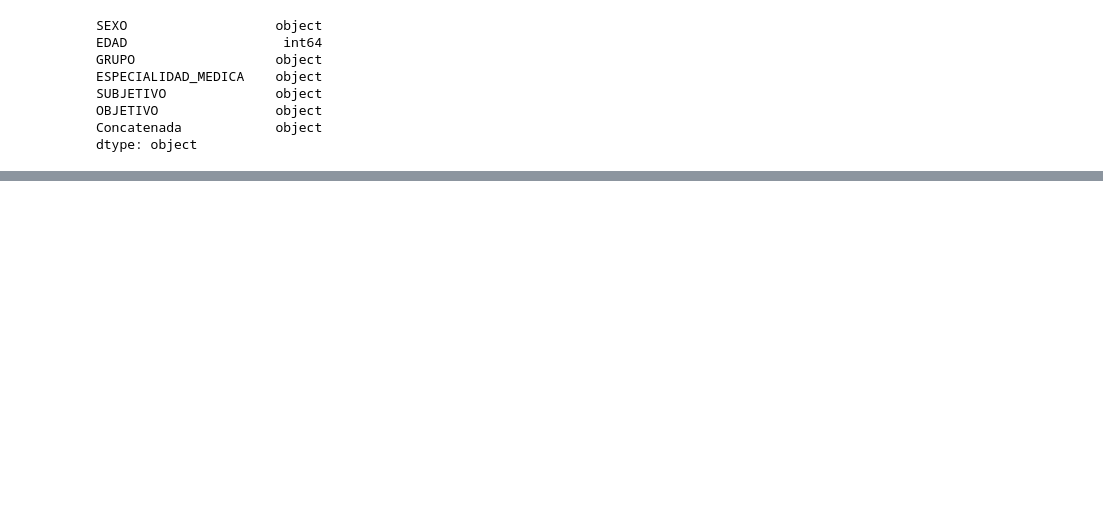
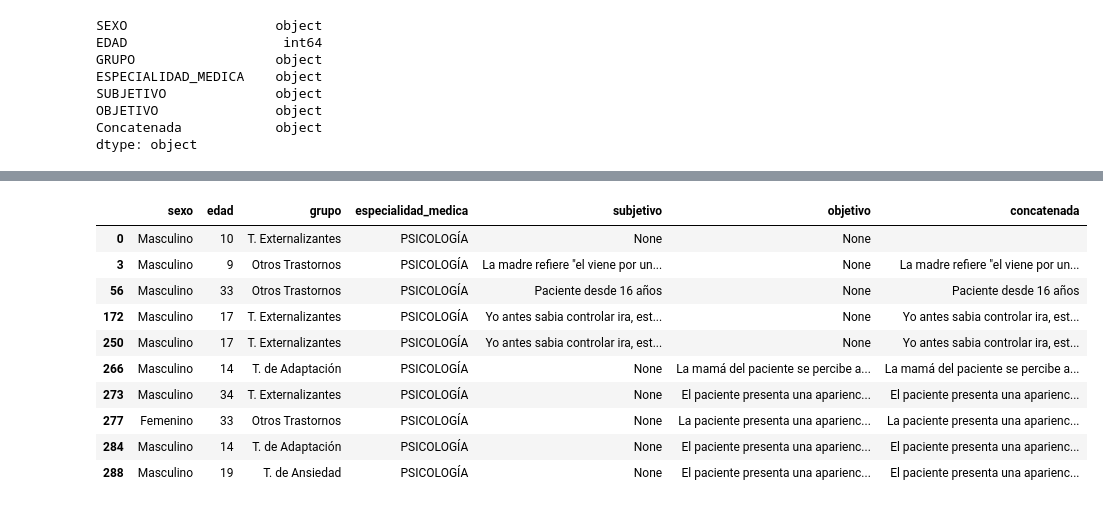
Before and after one commit to Isaias951017/MLOps-Trabajo_Final, a Jupyter notebook: notebooks/eda.ipynb, the cells around one changed output, grey strips where cells are left out. Drawn from its saved outputs; the diff is of its cells as text; code cells hidden in the pictures; blank space fills up the shorter version.

```diff
--- a/notebooks/eda.ipynb
+++ b/notebooks/eda.ipynb
@@ -51,0 +138,15 @@ dtype: object
+# %%
+# Filtramos las filas con valores nulos
+historias_clinicas[historias_clinicas.isnull().any(axis=1)].head(10) # Filas con valores nulos en cualquier columna
+# %% [output]
+|  | sexo | edad | grupo | especialidad_medica | subjetivo | objetivo | concatenada |
+| 0 | Masculino | 10 | T. Externalizantes | PSICOLOGÍA | None | None |  |
+| 3 | Masculino | 9 | Otros Trastornos | PSICOLOGÍA | La madre refiere "el viene por un... | None | La madre refiere "el viene por un... |
+| 56 | Masculino | 33 | Otros Trastornos | PSICOLOGÍA | Paciente desde 16 años | None | Paciente desde 16 años |
+| 172 | Masculino | 17 | T. Externalizantes | PSICOLOGÍA | Yo antes sabia controlar ira, est... | None | Yo antes sabia controlar ira, est... |
+| 250 | Masculino | 17 | T. Externalizantes | PSICOLOGÍA | Yo antes sabia controlar ira, est... | None | Yo antes sabia controlar ira, est... |
+| 266 | Masculino | 14 | T. de Adaptación | PSICOLOGÍA | None | La mamá del paciente se percibe a... | La mamá del paciente se percibe a... |
+| 273 | Masculino | 34 | T. Externalizantes | PSICOLOGÍA | None | El paciente presenta una aparienc... | El paciente presenta una aparienc... |
+| 277 | Femenino | 33 | Otros Trastornos | PSICOLOGÍA | None | La paciente presenta una aparienc... | La paciente presenta una aparienc... |
+| 284 | Masculino | 14 | T. de Adaptación | PSICOLOGÍA | None | El paciente presenta una aparienc... | El paciente presenta una aparienc... |
+| 288 | Masculino | 19 | T. de Ansiedad | PSICOLOGÍA | None | El paciente presenta una aparienc... | El paciente presenta una aparienc... |
```
Also changed, not shown: parts of 43 cells of this notebook, 9 other files.
